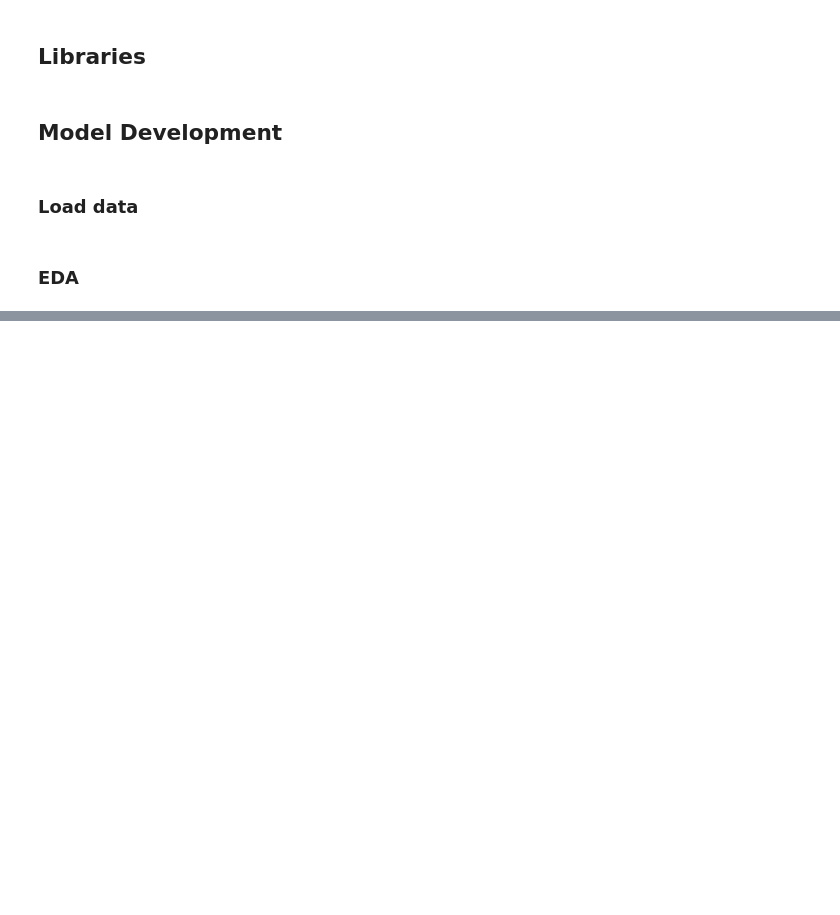
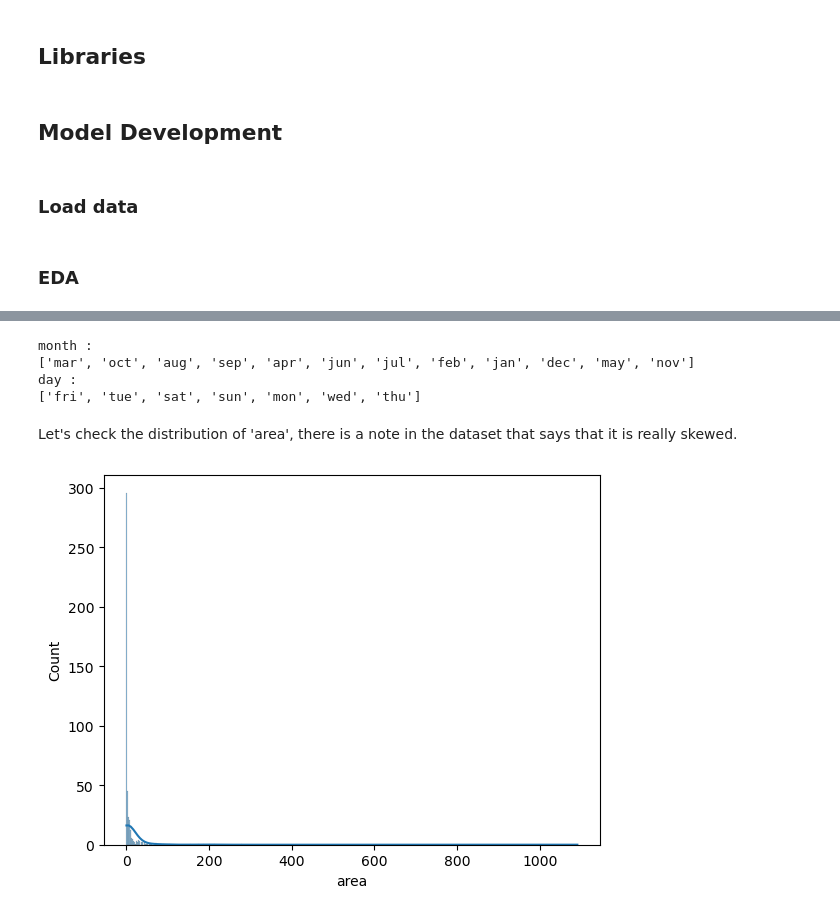
Before and after one commit to 1Elral4/Optimizing-Model-Predictions, a Jupyter notebook: optimizing_model_predictions.ipynb, the cells around one changed output, grey strips where cells are left out. Cells and saved outputs as stored; diff of their text form; code cells hidden in the pictures; blank space fills up the shorter version.

```diff
--- a/optimizing_model_predictions.ipynb
+++ b/optimizing_model_predictions.ipynb
@@ -55,0 +100,17 @@ ff = pd.read_csv('data/forestfires.csv')
+# %%
+for col in ff.columns:
+    if ff[col].dtype == 'object':
+        print(col,':')
+        print(list(ff[col].unique()))
+# %% [output]
+month :
+['mar', 'oct', 'aug', 'sep', 'apr', 'jun', 'jul', 'feb', 'jan', 'dec', 'may', 'nov']
+day :
+['fri', 'tue', 'sat', 'sun', 'mon', 'wed', 'thu']
+# %% [markdown]
+Let's check the distribution of 'area', there is a note in the dataset that says that it is really skewed.
+# %%
+sns.histplot(data=ff, x='area', kde=True)
+plt.show()
+# %% [output]
+[figure, added]
```
Also changed, not shown: parts of 13 cells of this notebook.
